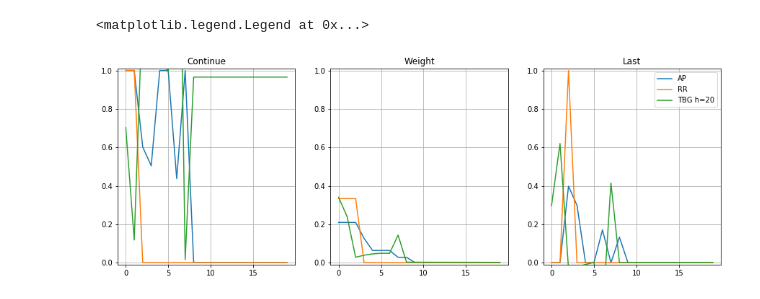
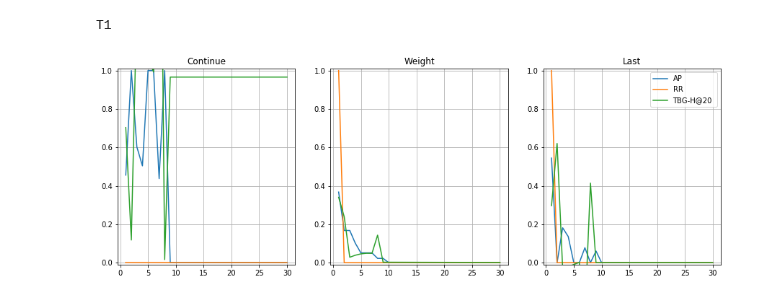
Before and after one commit to leifos/cwl, a Jupyter notebook: examples/CWL-Weights-Notebook.ipynb, the cells around one changed output. Saved outputs shown, nothing was run; the diff lists cells and outputs as text; code cells hidden in the pictures.

```diff
--- a/examples/CWL-Weights-Notebook.ipynb
+++ b/examples/CWL-Weights-Notebook.ipynb
@@ -158,35 +161,5 @@ T1      TBG-H@20        0.1178  0.3461  12.8798 37.8543 2.9390
-# %%
-plt.figure(figsize=(15,5))
-plt.subplots_adjust(hspace=0.2)
-ax = plt.subplot(131)
-plt.title('Continue')
-n=20
-plt.plot(range(0,n),ap.c_vector(t1)[0:n])
-plt.plot(range(0,n),rr.c_vector(t1)[0:n])
-plt.plot(range(0,n),tbg.c_vector(t1)[0:n])
-
-
-plt.grid(True)
-ax.set_ylim(ymin=-0.01, ymax=1.01)
-
-ax = plt.subplot(132)
-plt.title('Weight')
-plt.plot(range(0,n),ap.w_vector(t1)[0:n])
-plt.plot(range(0,n),rr.w_vector(t1)[0:n])
-plt.plot(range(0,n),tbg.w_vector(t1)[0:n])
-plt.grid(True)
-ax.set_ylim(ymin=-0.01, ymax=1.01)
-
-ax = plt.subplot(133)
-plt.title('Last')
-plt.plot(range(0,n),ap.l_vector(t1)[0:n])
-plt.plot(range(0,n),rr.l_vector(t1)[0:n])
-plt.plot(range(0,n),tbg.l_vector(t1)[0:n])
-
-
-plt.grid(True)
-ax.set_ylim(ymin=-0.01, ymax=1.01)
-plt.legend(['AP', 'RR', 'TBG h=20'])
-# %% [output]
-<matplotlib.legend.Legend at 0x...>
-[figure, removed]
+# %%
+plot_three_cwl_measures( ap, rr, tbg)
+# %% [output]
+T1
+[figure, added]
```
Also changed, not shown: parts of 21 cells of this notebook, 5 other files.
